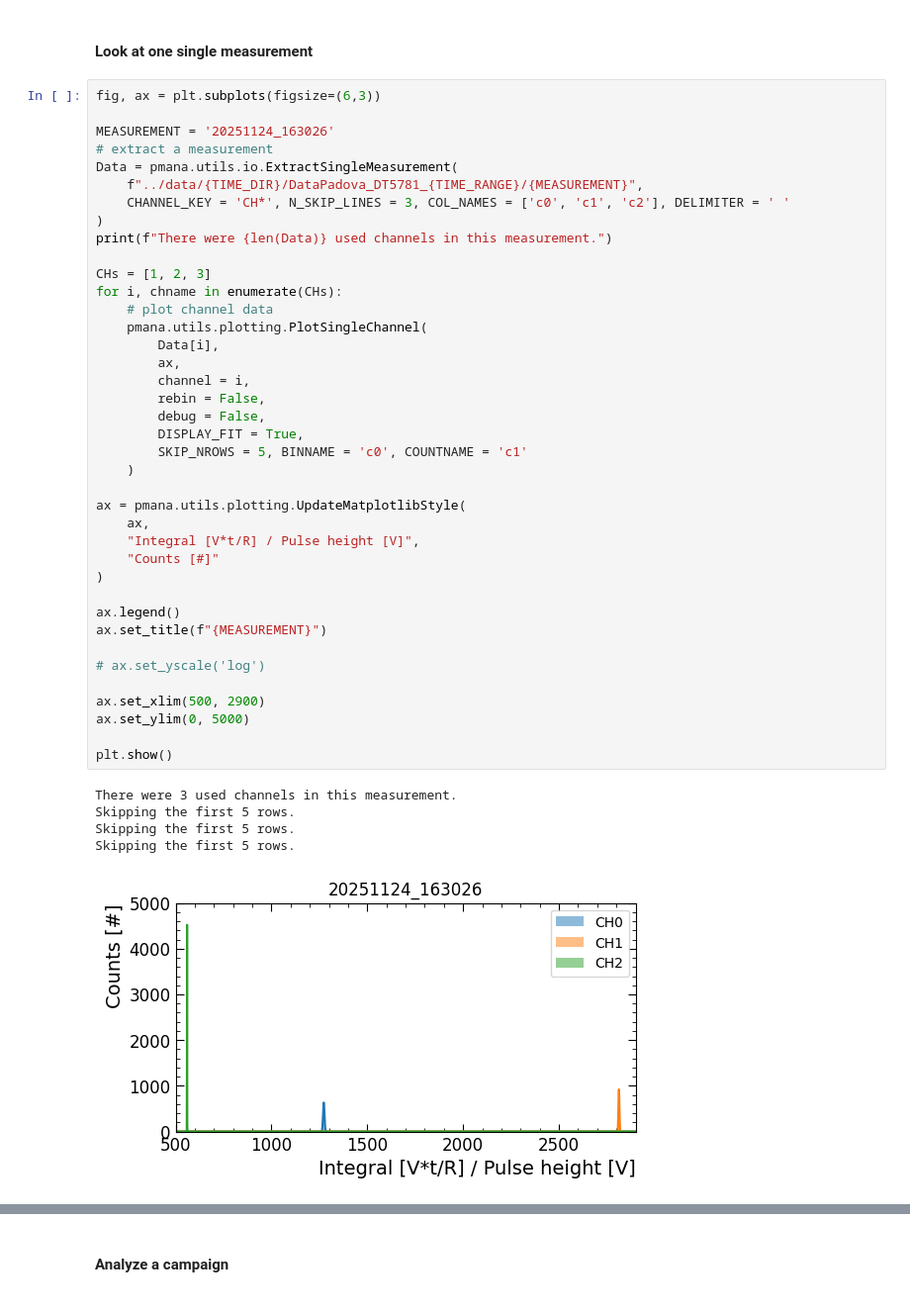
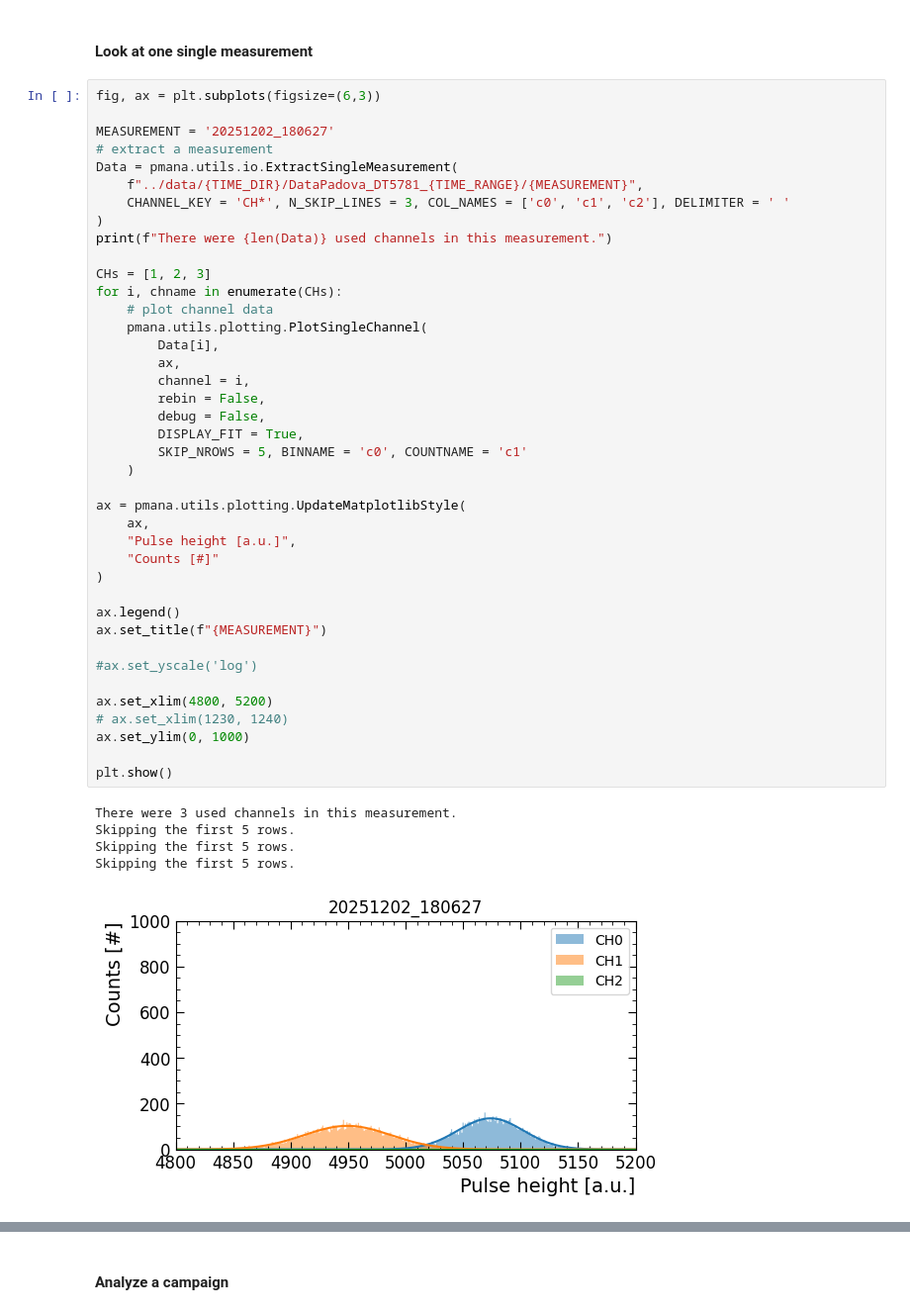
Before and after one commit to rtriozzi/pmana, a Jupyter notebook: notebooks/pmana_DT5781.ipynb, the cells around one changed output, grey strips where cells are left out. Shown: that part at 99% size. Drawn from its saved outputs; the diff is of its cells as text.

```diff
--- a/notebooks/pmana_DT5781.ipynb
+++ b/notebooks/pmana_DT5781.ipynb
@@ -24,7 +24,7 @@ pmana.utils.io.FormatDT5781Data(
 # %%
 fig, ax = plt.subplots(figsize=(6,3))
 
-MEASUREMENT = '20251124_163026'
+MEASUREMENT = '20251202_180627'
 # extract a measurement
 Data = pmana.utils.io.ExtractSingleMeasurement(
     f"../data/{TIME_DIR}/DataPadova_DT5781_{TIME_RANGE}/{MEASUREMENT}",
@@ -34,35 +34,36 @@ print(f"There were {len(Data)} used channels in this measurement.")
 
 CHs = [1, 2, 3]
 for i, chname in enumerate(CHs):
     # plot channel data
     pmana.utils.plotting.PlotSingleChannel(
         Data[i],
         ax,
         channel = i,
         rebin = False,
         debug = False,
         DISPLAY_FIT = True,
         SKIP_NROWS = 5, BINNAME = 'c0', COUNTNAME = 'c1'
     )
 
 ax = pmana.utils.plotting.UpdateMatplotlibStyle(
     ax,
-    "Integral [V*t/R] / Pulse height [V]",
+    "Pulse height [a.u.]",
     "Counts [#]"
 )
 
 ax.legend()
 ax.set_title(f"{MEASUREMENT}")
 
-# ax.set_yscale('log')
+#ax.set_yscale('log')
 
-ax.set_xlim(500, 2900)
-ax.set_ylim(0, 5000)
+ax.set_xlim(4800, 5200)
+# ax.set_xlim(1230, 1240)
+ax.set_ylim(0, 1000)
 
 plt.show()
 # %% [output]
 There were 3 used channels in this measurement.
 Skipping the first 5 rows.
 Skipping the first 5 rows.
 Skipping the first 5 rows.
-[figure, old version]
+[figure, new version]
```
Also changed, not shown: parts of 7 cells of this notebook, 3 other files.
